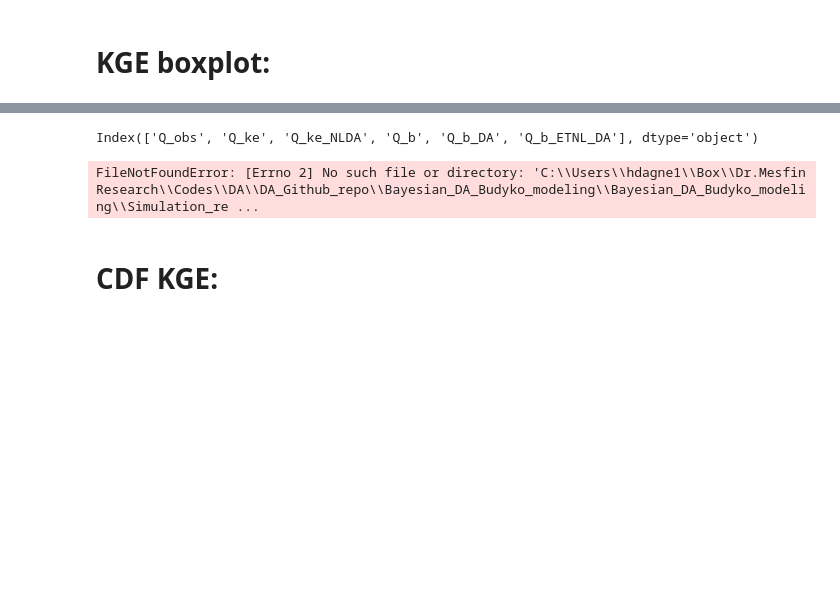
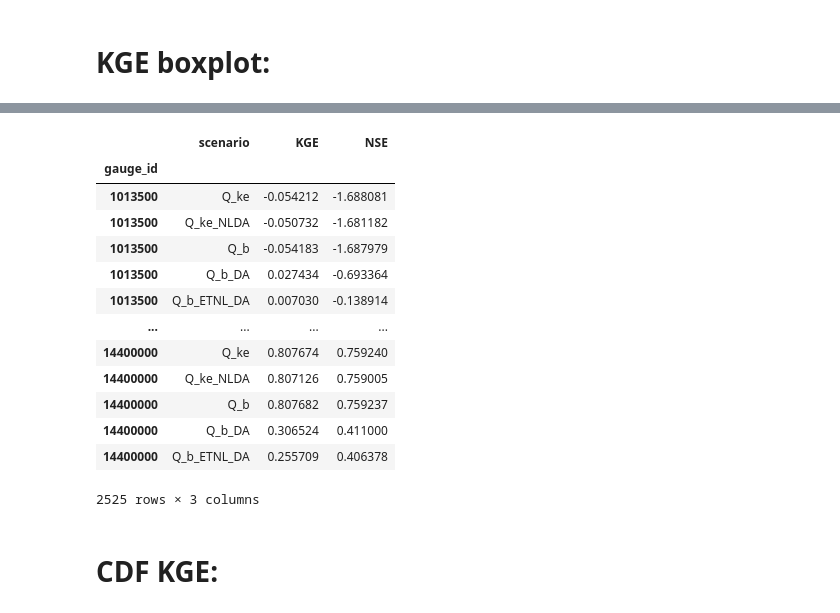
Before and after one commit to Habte1345/Bayesian_DA_Budyko_modeling, a Jupyter notebook: notebooks/notebook copy.ipynb, the cells around one changed output, grey strips where cells are left out. Cells and saved outputs as stored; diff of their text form; code cells hidden in the pictures; blank space fills up the shorter version.

```diff
--- a/notebooks/notebook copy.ipynb
+++ b/notebooks/notebook copy.ipynb
@@ -61,36 +60,49 @@ ValueError: Could not interpret value `scenario` for `x`. An entry with this nam
+# %%
+perform
+# %% [output]
+|  | scenario | KGE | NSE |
+| gauge_id |  |  |  |
+| 1013500 | Q_ke | -0.054212 | -1.688081 |
+| 1013500 | Q_ke_NLDA | -0.050732 | -1.681182 |
+| 1013500 | Q_b | -0.054183 | -1.687979 |
+| 1013500 | Q_b_DA | 0.027434 | -0.693364 |
+| 1013500 | Q_b_ETNL_DA | 0.007030 | -0.138914 |
+| ... | ... | ... | ... |
+| 14400000 | Q_ke | 0.807674 | 0.759240 |
+| 14400000 | Q_ke_NLDA | 0.807126 | 0.759005 |
+| 14400000 | Q_b | 0.807682 | 0.759237 |
+| 14400000 | Q_b_DA | 0.306524 | 0.411000 |
+| 14400000 | Q_b_ETNL_DA | 0.255709 | 0.406378 |
+2525 rows × 3 columns
 # %%
-df = pd.read_csv(r'C:\Users\hdagne1\Box\Dr.Mesfin Research\Codes\DA\DA_Github_repo\Bayesian_DA_Budyko_modeling\Bayesian_DA_Budyko_modeling\Simulation_results\results_streamflow_01013500.csv')
-df.columns
+# df = pd.read_csv(r'C:\Users\hdagne1\Box\Dr.Mesfin Research\Codes\DA\DA_Github_repo\Bayesian_DA_Budyko_modeling\Bayesian_DA_Budyko_modeling\Simulation_results\results_streamflow_01013500.csv')
+# df.columns
-# %% [output]
-Index(['Q_obs', 'Q_ke', 'Q_ke_NLDA', 'Q_b', 'Q_b_DA', 'Q_b_ETNL_DA'], dtype='object')
 # %%
 
-df = pd.read_csv(r'C:\Users\hdagne1\Box\Dr.Mesfin Research\Codes\DA\DA_Github_repo\Bayesian_DA_Budyko_modeling\Bayesian_DA_Budyko_modeling\Simulation_results\results_streamflow_01013500.csv')
-# df.set_index('gauge_id', inplace=True)
+# df = pd.read_csv(r'C:\Users\hdagne1\Box\Dr.Mesfin Research\Codes\DA\DA_Github_repo\Bayesian_DA_Budyko_modeling\Bayesian_DA_Budyko_modeling\Simulation_results\results_streamflow_01013500.csv')
+# # df.set_index('gauge_id', inplace=True)
 
-kge_cols = ['Q_Base_Q_KGE', 'Q_B_Q_KGE', 'Q_ET_DA_Q_KGE']
-labels = ['Q (Base Model, without DA)',
-          'Q (Budyko informed, without DA)',
-          'Q (Budyko informed, with DA)']
+# kge_cols = ['Q_Base_Q_KGE', 'Q_B_Q_KGE', 'Q_ET_DA_Q_KGE']
+# labels = ['Q (Base Model, without DA)',
+#           'Q (Budyko informed, without DA)',
+#           'Q (Budyko informed, with DA)']
 
-# Replace inf values and keep only positive values
-df_clean = df[kge_cols].replace([np.inf, -np.inf], np.nan).dropna()
-df_positive = df_clean[df_clean > 0]
+# # Replace inf values and keep only positive values
+# df_clean = df[kge_cols].replace([np.inf, -np.inf], np.nan).dropna()
+# df_positive = df_clean[df_clean > 0]
 
-# Plot
-sns.set(style="whitegrid")
-plt.figure(figsize=(10,6))
-sns.boxplot(data=df_positive, palette="Set2", showfliers=False)
+# # Plot
+# sns.set(style="whitegrid")
+# plt.figure(figsize=(10,6))
+# sns.boxplot(data=df_positive, palette="Set2", showfliers=False)
 
-# Correctly set x-axis labels
-plt.xticks(ticks=range(len(labels)), labels=labels, rotation=0, fontsize=14)
-plt.ylabel("KGE", fontsize=12)
-plt.title("Comparison of KGE Metrics Across Three Scenarios", fontsize=16, fontweight='bold')
-plt.yticks(fontsize=11)
-plt.tight_layout()
-plt.show()
+# # Correctly set x-axis labels
+# plt.xticks(ticks=range(len(labels)), labels=labels, rotation=0, fontsize=14)
+# plt.ylabel("KGE", fontsize=12)
+# plt.title("Comparison of KGE Metrics Across Three Scenarios", fontsize=16, fontweight='bold')
+# plt.yticks(fontsize=11)
+# plt.tight_layout()
+# plt.show()
-# %% [output]
-FileNotFoundError: [Errno 2] No such file or directory: 'C:\\Users\\hdagne1\\Box\\Dr.Mesfin Research\\Codes\\DA\\DA_Github_repo\\Bayesian_DA_Budyko_modeling\\Bayesian_DA_Budyko_modeling\\Simulation_re ...
 # %% [markdown]
 # CDF KGE:
 # %%
```
Also changed, not shown: parts of 8 cells of this notebook, 1 other file.
